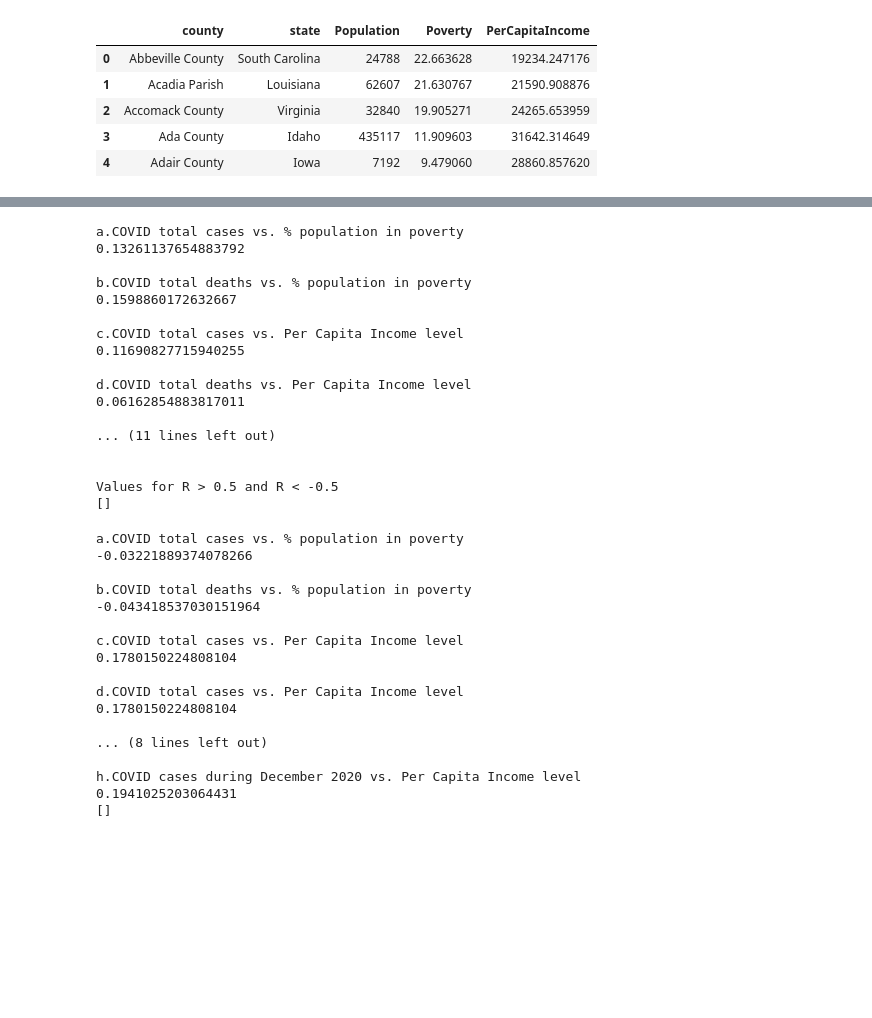
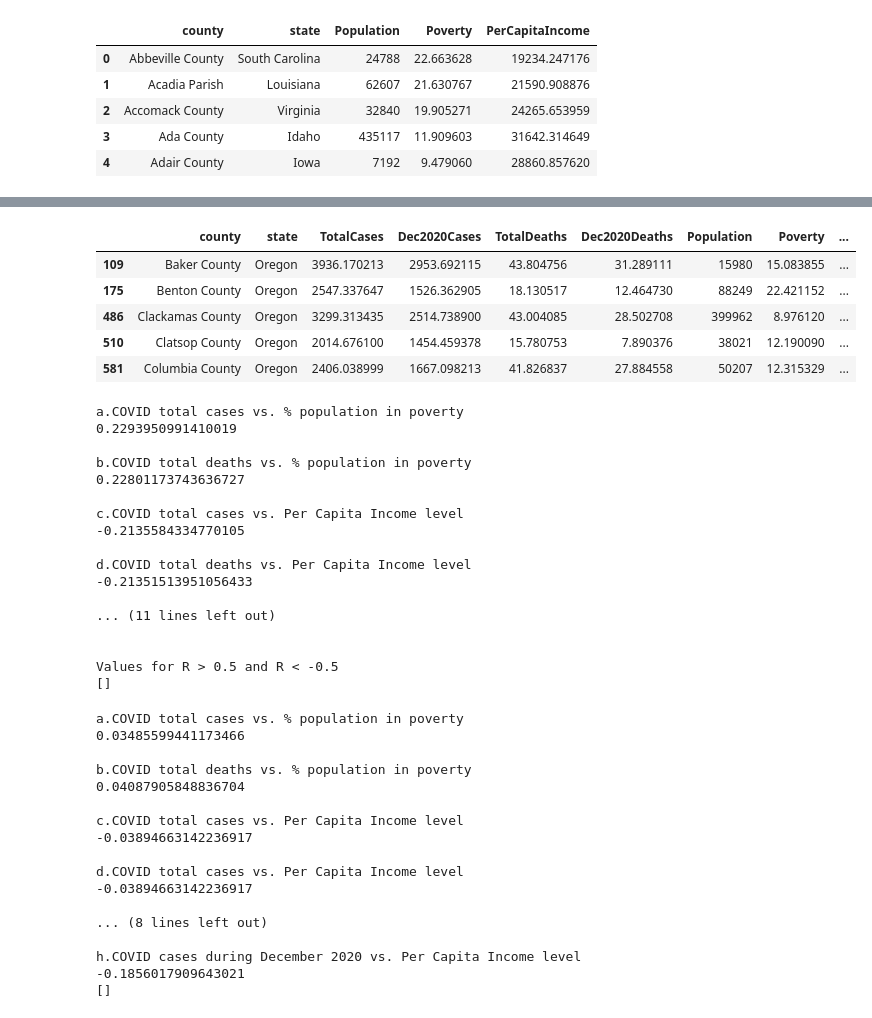
Before and after one commit to poojanalan10/OregonHighway, a Jupyter notebook: Data_Integration_Activity.ipynb, the cells around one changed output, grey strips where cells are left out. Cells and saved outputs as stored; diff of their text form; code cells hidden in the pictures; blank space fills up the shorter version.

```diff
--- a/Data_Integration_Activity.ipynb
+++ b/Data_Integration_Activity.ipynb
@@ -247,58 +251,66 @@ Length of integrated_df
+# %%
+Oregondata = integrated_df[integrated_df["state"] == "Oregon"]
+Oregondata.head()
+# %% [output]
+|  | county | state | TotalCases | Dec2020Cases | TotalDeaths | Dec2020Deaths | Population | Poverty | ... |
+| 109 | Baker County | Oregon | 3936.170213 | 2953.692115 | 43.804756 | 31.289111 | 15980 | 15.083855 | ... |
+| 175 | Benton County | Oregon | 2547.337647 | 1526.362905 | 18.130517 | 12.464730 | 88249 | 22.421152 | ... |
+| 486 | Clackamas County | Oregon | 3299.313435 | 2514.738900 | 43.004085 | 28.502708 | 399962 | 8.976120 | ... |
+| 510 | Clatsop County | Oregon | 2014.676100 | 1454.459378 | 15.780753 | 7.890376 | 38021 | 12.190090 | ... |
+| 581 | Columbia County | Oregon | 2406.038999 | 1667.098213 | 41.826837 | 27.884558 | 50207 | 12.315329 | ... |
 # %%
 #Oregon data from the above integrated data of ACS and Covid
-OregonRData = []
-Oregondata = integrated_df[(integrated_df['state'] == 'Oregon')]
-#print(Oregondata)
+RDataOregon = []
 #COVID total cases vs. % population in poverty
-R1 = (integrated_df['TotalCases']*integrated_df['Population']/100000).corr(Oregondata['Poverty'])
+R1 = Oregondata['TotalCases'].corr(Oregondata['Poverty'])
 print("\na.COVID total cases vs. % population in poverty")
 print(R1)
-OregonRData.append(R1)
+RDataOregon.append(R1)
 
 #COVID total deaths vs. % population in poverty
-R2 = (Oregondata['TotalDeaths']*integrated_df['Population']/100000).corr(Oregondata['Poverty'])
+R2 = Oregondata['TotalDeaths'].corr(Oregondata['Poverty'])
 print("\nb.COVID total deaths vs. % population in poverty")
 print(R2)
-OregonRData.append(R2)
+RDataOregon.append(R2)
 
 #COVID total cases vs. Per Capita Income level
-R3 = (Oregondata['TotalCases']*integrated_df['Population']/100000).corr(Oregondata['PerCapitaIncome'])
+R3 = (Oregondata['TotalCases']).corr(Oregondata['PerCapitaIncome'])
 print("\nc.COVID total cases vs. Per Capita Income level")
 print(R3)
-OregonRData.append(R3)
+RDataOregon.append(R3)
 
 #COVID total deaths vs. Per Capita Income level
-R4 = (Oregondata['TotalDeaths']*integrated_df['Population']/100000).corr(Oregondata['PerCapitaIncome'])
+R4 = (Oregondata['TotalDeaths']).corr(Oregondata['PerCapitaIncome'])
 print("\nd.COVID total deaths vs. Per Capita Income level")
 print(R4)
-OregonRData.append(R4)
+RDataOregon.append(R4)
 
 #COVID cases during December 2020 vs. % population in poverty
-R5 = Oregondata['Dec2020Cases'].corr(Oregondata['Poverty'])
+R5 = (Oregondata['Dec2020Cases']).corr(Oregondata['Poverty'])
 print("\ne.COVID cases during December 2020 vs. % population in poverty")
 print(R5)
-OregonRData.append(R5)
+RDataOregon.append(R5)
 
 #COVID deaths during December 2020 vs. % population in poverty
-R6 = Oregondata['Dec2020Deaths'].corr(Oregondata['Poverty'])
+R6 = (Oregondata['Dec2020Deaths']).corr(Oregondata['Poverty'])
 print("\nf.COVID deaths during December 2020 vs. % population in poverty")
 print(R6)
-OregonRData.append(R6)
+RDataOregon.append(R6)
 
 #COVID cases during December 2020 vs. Per Capita Income level
-R7 = Oregondata['Dec2020Cases'].corr(Oregondata['PerCapitaIncome'])
+R7 = (Oregondata['Dec2020Cases']).corr(Oregondata['PerCapitaIncome'])
 print("\ng.COVID cases during December 2020 vs. Per Capita Income level")
 print(R7)
-OregonRData.append(R7)
+RDataOregon.append(R7)
 
 #COVID cases during December 2020 vs. Per Capita Income level
-R8 = Oregondata['Dec2020Cases'].corr(Oregondata['PerCapitaIncome'])
+R8 = (Oregondata['Dec2020Cases']).corr(Oregondata['PerCapitaIncome'])
 print("\nh.COVID cases during December 2020 vs. Per Capita Income level")
 print(R8)
-OregonRData.append(R8)
+RDataOregon.append(R8)
 
 scatterplotOregon = []
-for i in OregonRData:
+for i in RDataOregon:
   if i > 0.5 or i < -0.5:
     scatterplotOregon.append(i)
   else:
@@ -308,16 +320,16 @@ print("Values for R > 0.5 and R < -0.5")
 print(scatterplotOregon)
 # %% [output]
 a.COVID total cases vs. % population in poverty
-0.13261137654883792
+0.2293950991410019
 
 b.COVID total deaths vs. % population in poverty
-0.1598860172632667
+0.22801173743636727
 
 c.COVID total cases vs. Per Capita Income level
-0.11690827715940255
+-0.2135584334770105
 
 d.COVID total deaths vs. Per Capita Income level
-0.06162854883817011
+-0.21351513951056433
 
 ... (11 lines left out)
 
@@ -328,25 +340,25 @@ Values for R > 0.5 and R < -0.5
 USAdata = []
 #COVID total cases vs. % population in poverty
 Rdata = integrated_df
-R1 = (Rdata['TotalCases']*integrated_df['Population']/100000).corr(Rdata['Poverty'])
+R1 = Rdata['TotalCases'].corr(Rdata['Poverty'])
 print("\na.COVID total cases vs. % population in poverty")
 print(R1)
 USAdata.append(R1)
 
 #COVID total deaths vs. % population in poverty
-R2 = (Rdata['TotalDeaths']*integrated_df['Population']/100000).corr(Rdata['Poverty'])
+R2 = Rdata['TotalDeaths'].corr(Rdata['Poverty'])
 print("\nb.COVID total deaths vs. % population in poverty")
 print(R2)
 USAdata.append(R2)
 
 #COVID total cases vs. Per Capita Income level
-R3 = (Rdata['TotalCases']*integrated_df['Population']/100000).corr(Rdata['PerCapitaIncome'])
+R3 = Rdata['TotalCases'].corr(Rdata['PerCapitaIncome'])
 print("\nc.COVID total cases vs. Per Capita Income level")
 print(R3)
 USAdata.append(R3)
 
 #COVID total cases vs. Per Capita Income level
-R4 = (Rdata['TotalCases']*integrated_df['Population']/100000).corr(Rdata['PerCapitaIncome'])
+R4 = Rdata['TotalCases'].corr(Rdata['PerCapitaIncome'])
 print("\nd.COVID total cases vs. Per Capita Income level")
 print(R4)
 USAdata.append(R4)
@@ -366,13 +378,13 @@ USAdata.append(R6)
 
 
 #COVID cases during December 2020 vs. Per Capita Income level
-R7 = Rdata['Dec2020Cases'].corr(Rdata['PerCapitaIncome'])
+R7 = (Rdata['Dec2020Cases']).corr(Rdata['PerCapitaIncome'])
 print("\ng.COVID cases during December 2020 vs. Per Capita Income level")
 print(R7)
 USAdata.append(R7)
 
-#COVID cases during December 2020 vs. Per Capita Income level
-R8 = Rdata['Dec2020Cases'].corr(Rdata['PerCapitaIncome'])
+#COVID death during December 2020 vs. Per Capita Income level
+R8 = Rdata['Dec2020Deaths'].corr(Rdata['PerCapitaIncome'])
 print("\nh.COVID cases during December 2020 vs. Per Capita Income level")
 print(R8)
 USAdata.append(R8)
@@ -385,19 +397,19 @@ for i in USAdata:
 print(scatterplot)
 # %% [output]
 a.COVID total cases vs. % population in poverty
--0.03221889374078266
+0.03485599441173466
 
 b.COVID total deaths vs. % population in poverty
--0.043418537030151964
+0.04087905848836704
 
 c.COVID total cases vs. Per Capita Income level
-0.1780150224808104
+-0.03894663142236917
 
 d.COVID total cases vs. Per Capita Income level
-0.1780150224808104
+-0.03894663142236917
 
 ... (8 lines left out)
 
 h.COVID cases during December 2020 vs. Per Capita Income level
-0.1941025203064431
+-0.1856017909643021
 []
```
Also changed, not shown: parts of 4 cells of this notebook.
